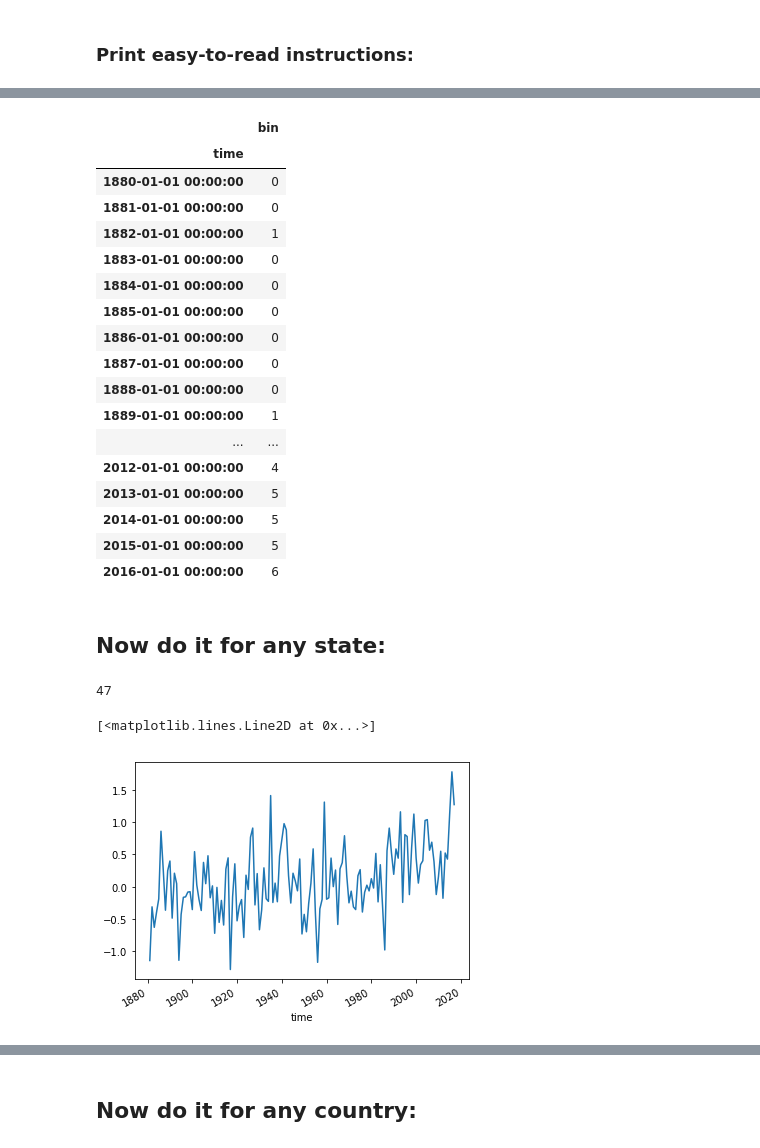
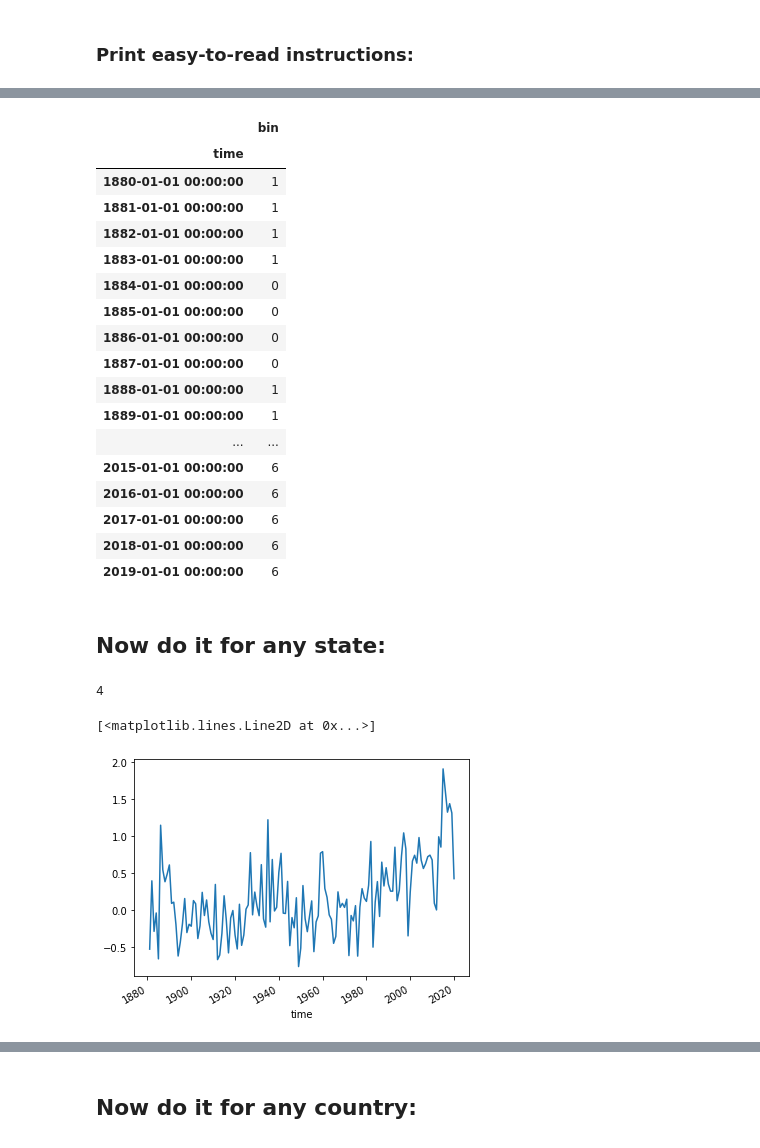
Before and after one commit to thenaomig/warmingStripesBracelets, a Jupyter notebook: warmingStripes.ipynb, the cells around one changed output, grey strips where cells are left out. Drawn from its saved outputs; the diff is of its cells as text; code cells hidden in the pictures.

```diff
--- a/warmingStripes.ipynb
+++ b/warmingStripes.ipynb
@@ -10,8 +10,9 @@ import seaborn as sns
 
 import regionmask
 # %%
-tempData = xr.open_dataset('/data/public/obs/globalTemp/gistemp250.nc')
+topDir = '/Users/naomi/Projects/python/warmingStripes/warmingStripesFriendshipBracelets/'
+tempData = xr.open_dataset(topDir+'gistemp1200_GHCNv4_ERSSTv5.nc')
 tempData = tempData['tempanomaly']
-tempData = tempData.sel(time=slice('18800101','20161231')) #make sure there are only FULL years
+tempData = tempData.sel(time=slice('18800101','20191231')) #make sure there are only FULL years
 # %%
 GMT = (tempData * np.sqrt(np.cos(np.deg2rad(tempData.lat)))).mean('lat').mean('lon')
@@ -68,40 +77,44 @@ pd.DataFrame(quantized).style.background_gradient(cmap=cm.RdBu_r)
 # %% [output]
 |  | bin |
 | time |  |
-| 1880-01-01 00:00:00 | 0 |
-| 1881-01-01 00:00:00 | 0 |
+| 1880-01-01 00:00:00 | 1 |
+| 1881-01-01 00:00:00 | 1 |
 | 1882-01-01 00:00:00 | 1 |
-| 1883-01-01 00:00:00 | 0 |
+| 1883-01-01 00:00:00 | 1 |
 | 1884-01-01 00:00:00 | 0 |
 | 1885-01-01 00:00:00 | 0 |
 | 1886-01-01 00:00:00 | 0 |
 | 1887-01-01 00:00:00 | 0 |
-| 1888-01-01 00:00:00 | 0 |
+| 1888-01-01 00:00:00 | 1 |
 | 1889-01-01 00:00:00 | 1 |
 | ... | ... |
-| 2012-01-01 00:00:00 | 4 |
-| 2013-01-01 00:00:00 | 5 |
-| 2014-01-01 00:00:00 | 5 |
-| 2015-01-01 00:00:00 | 5 |
+| 2015-01-01 00:00:00 | 6 |
 | 2016-01-01 00:00:00 | 6 |
+| 2017-01-01 00:00:00 | 6 |
+| 2018-01-01 00:00:00 | 6 |
+| 2019-01-01 00:00:00 | 6 |
 # %% [markdown]
 ## Now do it for any state:
+# %%
+tempDataLand = xr.open_dataset(topDir+'gistemp250_GHCNv4.nc')
+tempDataLand = tempDataLand['tempanomaly']
+tempDataLand = tempDataLand.sel(time=slice('18800101','20191231')) #make sure there are only FULL years
 # %%
 states = regionmask.defined_regions.natural_earth.us_states_50
-stateMask = states.mask(tempData.lon, tempData.lat) #, wrap_lon=True)
+stateMask = states.mask(tempDataLand.lon, tempDataLand.lat) #, wrap_lon=True)
 # %%
-myState = 'WA'
+myState = 'CA'
 stateIndex = np.argwhere(np.asarray(states.abbrevs) == myState)[0][0]
 stateIndex
 # %% [output]
-47
+4
 # %%
-tempArea = tempData.where(stateMask == stateIndex)
+tempArea = tempDataLand.where(stateMask == stateIndex)
 tempAtLoc = (tempArea * np.sqrt(np.cos(np.deg2rad(tempArea.lat)))).mean('lat').mean('lon')
 tempAtLoc.resample(time='1A').mean('time').plot()
 # %% [output]
 [<matplotlib.lines.Line2D at 0x...>]
-[figure, old version]
+[figure, new version]
 # %%
 locDF = tempAtLoc.resample(time='1A').mean('time').to_pandas()
 quantized = pd.cut(locDF,bins=7,labels=False)
```
Also changed, not shown: parts of 9 cells of this notebook.
